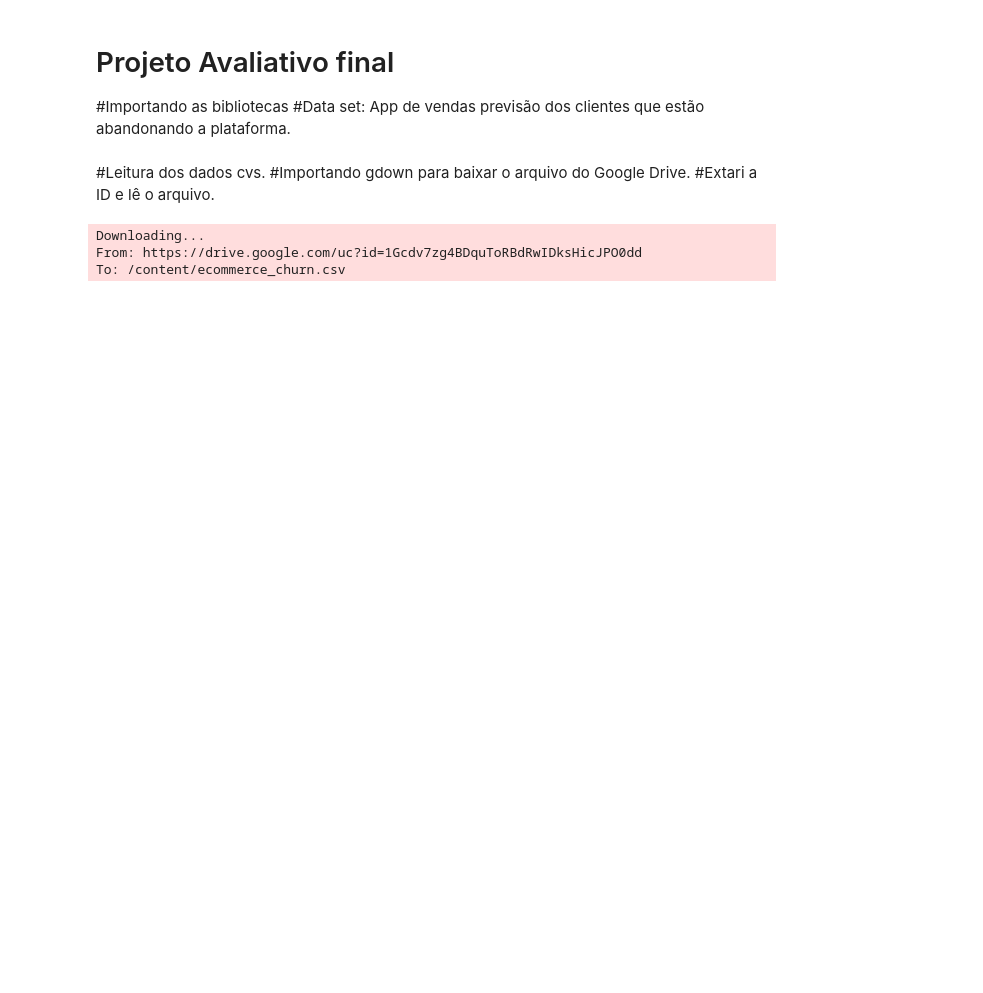
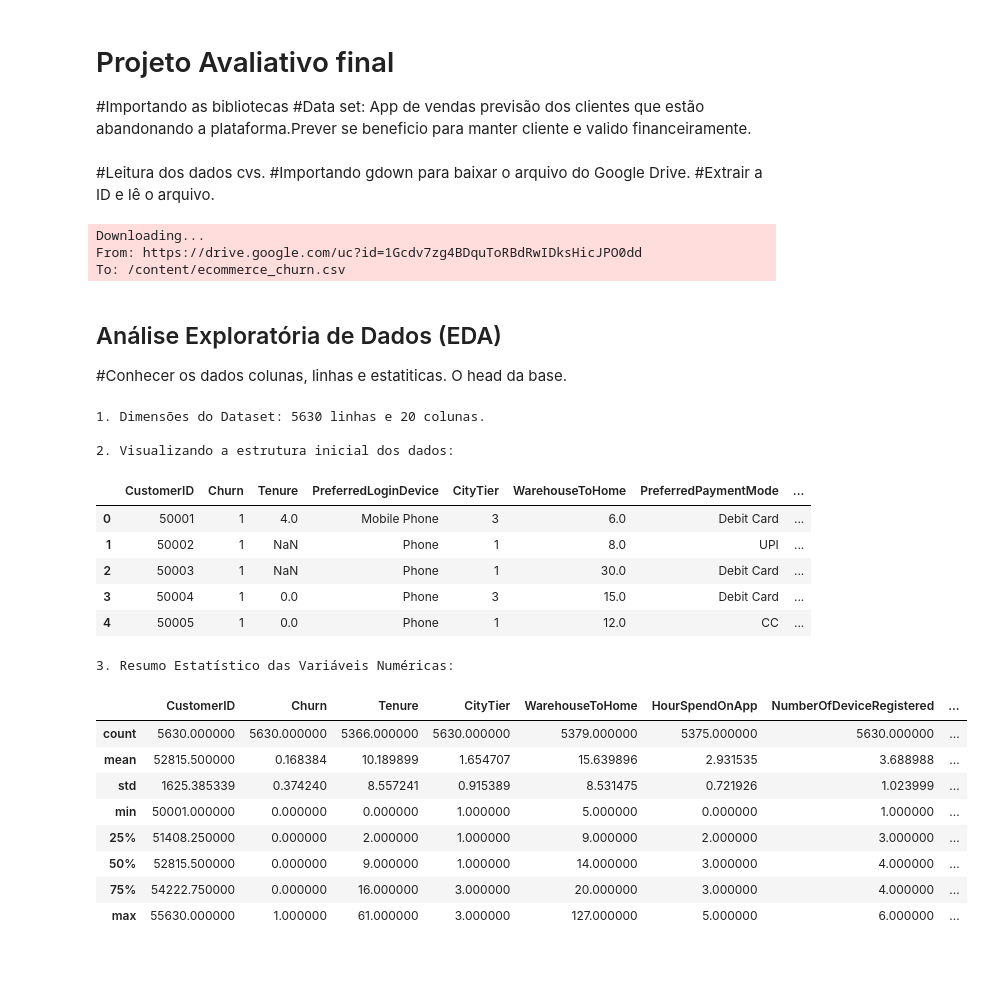
Before and after one commit to alegouvea75/Projeto-Avaliativo-final-Modulo1, a Jupyter notebook: Projeto_Avaliativo_semana_14.ipynb, the cells around one changed output. Drawn from its saved outputs; the diff is of its cells as text; code cells hidden in the pictures; blank space fills up the shorter version.

```diff
--- a/Projeto_Avaliativo_semana_14.ipynb
+++ b/Projeto_Avaliativo_semana_14.ipynb
@@ -3,7 +3,7 @@
 # %% [markdown]
 # Projeto Avaliativo final
 #Importando as bibliotecas
-#Data set: App de vendas previsão dos clientes que estão abandonando a plataforma.
+#Data set: App de vendas previsão dos clientes que estão abandonando a plataforma.Prever se beneficio para manter cliente e valido financeiramente.
 # %%
 import pandas as pd
 import matplotlib.pyplot as plt
@@ -16,7 +16,7 @@ plt.rcParams['figure.figsize'] = [10, 6]
 # %% [markdown]
 #Leitura dos dados cvs.
 #Importando gdown para baixar o arquivo do Google Drive.
-#Extari a ID e lê o arquivo.
+#Extrair a ID e lê o arquivo.
 # %%
 import gdown
 url_base = 'https://drive.google.com/file/d/1Gcdv7zg4BDquToRBdRwIDksHicJPO0dd/view?usp=sharing'
@@ -27,5 +27,36 @@ df = pd.read_csv(output_filename)
 Downloading...
 From: https://drive.google.com/uc?id=1Gcdv7zg4BDquToRBdRwIDksHicJPO0dd
 To: /content/ecommerce_churn.csv
+# %% [markdown]
+## Análise Exploratória de Dados (EDA)
+#Conhecer os dados colunas, linhas e estatiticas. O head da base.
+# %%
+print(f"\n1. Dimensões do Dataset: {df.shape[0]} linhas e {df.shape[1]} colunas.")
+
+print("\n2. Visualizando a estrutura inicial dos dados:")
+display(df.head(5))
+
+print("\n3. Resumo Estatístico das Variáveis Numéricas:")
+display(df.describe())
+# %% [output]
+1. Dimensões do Dataset: 5630 linhas e 20 colunas.
+
+2. Visualizando a estrutura inicial dos dados:
+|  | CustomerID | Churn | Tenure | PreferredLoginDevice | CityTier | WarehouseToHome | PreferredPaymentMode | ... |
+| 0 | 50001 | 1 | 4.0 | Mobile Phone | 3 | 6.0 | Debit Card | ... |
+| 1 | 50002 | 1 | NaN | Phone | 1 | 8.0 | UPI | ... |
+| 2 | 50003 | 1 | NaN | Phone | 1 | 30.0 | Debit Card | ... |
+| 3 | 50004 | 1 | 0.0 | Phone | 3 | 15.0 | Debit Card | ... |
+| 4 | 50005 | 1 | 0.0 | Phone | 1 | 12.0 | CC | ... |
+3. Resumo Estatístico das Variáveis Numéricas:
+|  | CustomerID | Churn | Tenure | CityTier | WarehouseToHome | HourSpendOnApp | NumberOfDeviceRegistered | ... |
+| count | 5630.000000 | 5630.000000 | 5366.000000 | 5630.000000 | 5379.000000 | 5375.000000 | 5630.000000 | ... |
+| mean | 52815.500000 | 0.168384 | 10.189899 | 1.654707 | 15.639896 | 2.931535 | 3.688988 | ... |
+| std | 1625.385339 | 0.374240 | 8.557241 | 0.915389 | 8.531475 | 0.721926 | 1.023999 | ... |
+| min | 50001.000000 | 0.000000 | 0.000000 | 1.000000 | 5.000000 | 0.000000 | 1.000000 | ... |
+| 25% | 51408.250000 | 0.000000 | 2.000000 | 1.000000 | 9.000000 | 2.000000 | 3.000000 | ... |
+| 50% | 52815.500000 | 0.000000 | 9.000000 | 1.000000 | 14.000000 | 3.000000 | 4.000000 | ... |
+| 75% | 54222.750000 | 0.000000 | 16.000000 | 3.000000 | 20.000000 | 3.000000 | 4.000000 | ... |
+| max | 55630.000000 | 1.000000 | 61.000000 | 3.000000 | 127.000000 | 5.000000 | 6.000000 | ... |
 # %% [markdown]
 #
```
